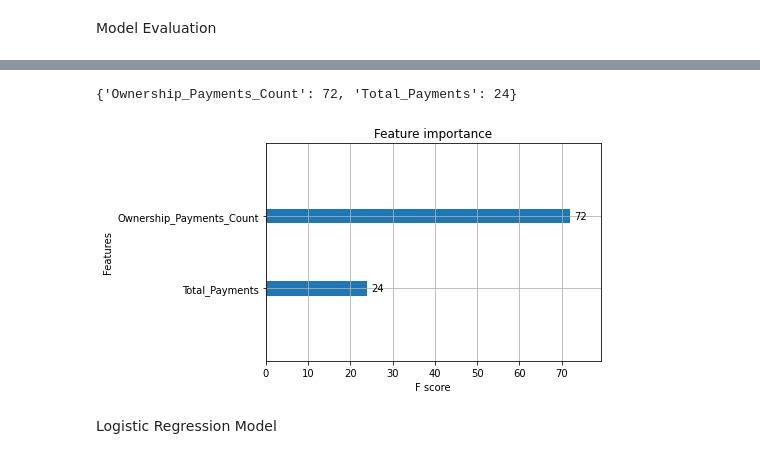
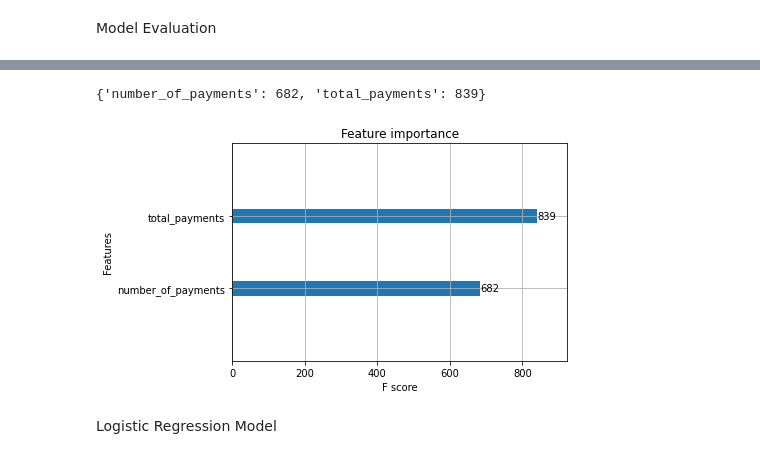
Before and after one commit to manu675/TUM_Analytics_Cup_2020, a Jupyter notebook: AC_python_classifiers.ipynb, the cells around one changed output, grey strips where cells are left out. Saved outputs shown, nothing was run; the diff lists cells and outputs as text; code cells hidden in the pictures.

```diff
--- a/AC_python_classifiers.ipynb
+++ b/AC_python_classifiers.ipynb
@@ -192,7 +258,7 @@ Name: Ownership_Interest, dtype: bool
 XGB Boosting Classifier
 # %%
 # initilizing the XGBClassifier as an object: (using all the default hyperparameters)
-xgbc = xgb.XGBClassifier(,)
+xgbc = xgb.XGBClassifier()
 # %% [markdown]
 When to use which splitting strategy:
 
@@ -260,7 +326,7 @@ xgbc_gscv.best_params_
  'subsample': 0.8}
 # %%
 # setting up the optimal xgb classifier model using the configuration of hyperparameters from the gscv
-xgbc_opt = xgb.XGBClassifier(objective = "binary:logistic", booster="gbtree",learning_rate=0.1, max_depth=5, min_child_weight=1.0,n_estimators = 100, subsample = 0.8, alpha =0.8, reg_lambda=0.8)
+xgbc_opt = xgb.XGBClassifier(objective = "binary:logistic", booster="gbtree",learning_rate=0.1, max_depth=5, min_child_weight=1.2,n_estimators = 100, subsample = 0.8, alpha =0.8, reg_lambda=0.8)
 # %%
 # fitting the XGB classifier model to the training data (final model with optimal hyperparameters from the gscv)
 xgbc_opt.fit(X_train, y_train)
@@ -319,15 +385,15 @@ balanced_accuracy_score(y_test, y_pred_xgbc)
 # %%
 # feature scores
-xgbc.get_booster().get_fscore()
+xgbc_opt.get_booster().get_fscore()
 # %% [output]
-{'Ownership_Payments_Count': 72, 'Total_Payments': 24}
+{'number_of_payments': 682, 'total_payments': 839}
 # %%
 # feature importance plot
-xgb.plot_importance(xgbc)
+xgb.plot_importance(xgbc_opt)
 plt.rcParams['figure.figsize'] = [12, 12]
 plt.show()
 # %% [output]
-[figure, old version]
+[figure, new version]
 # %% [markdown]
 Logistic Regression Model
 # %% [markdown]
```
Also changed, not shown: parts of 41 cells of this notebook.
